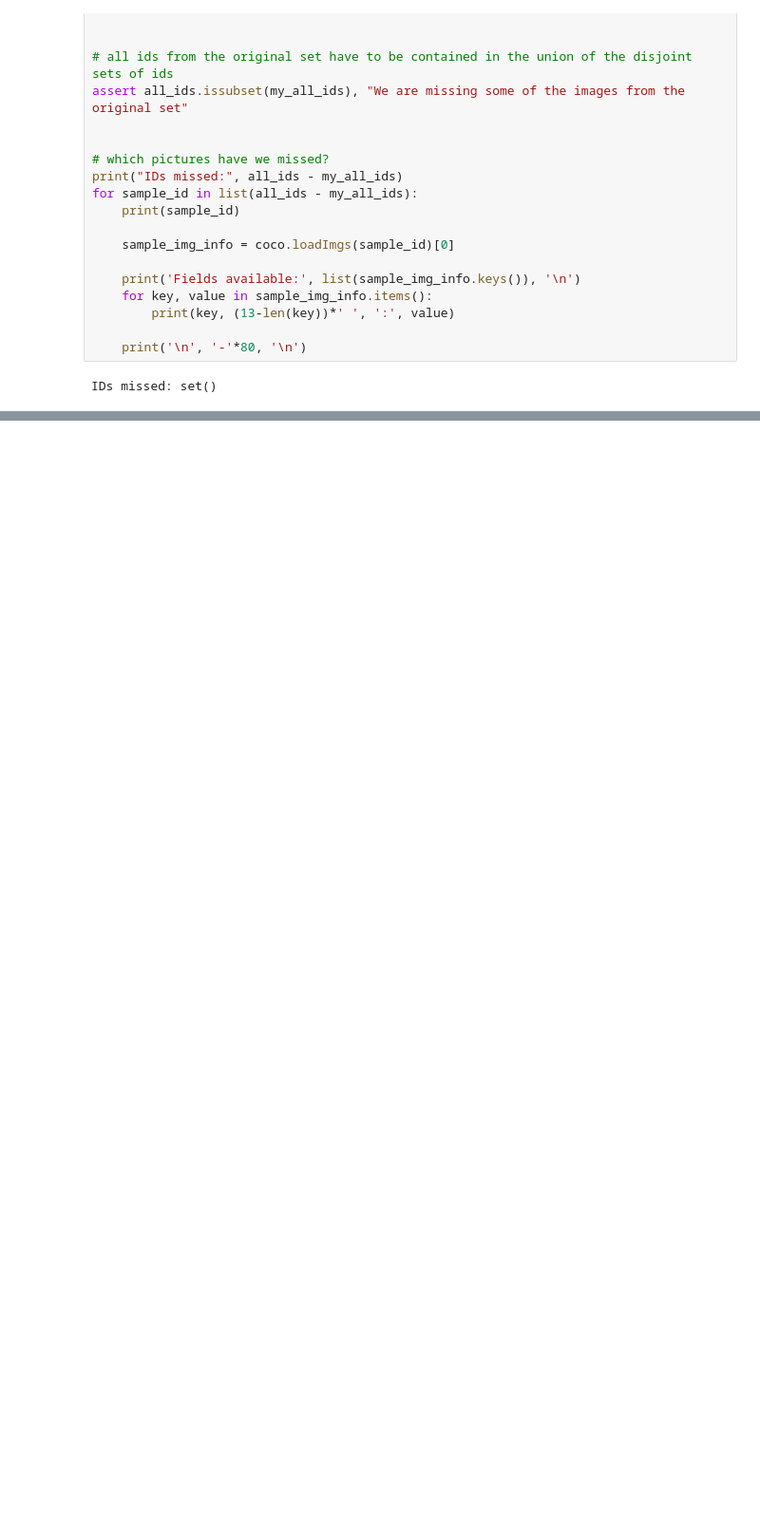
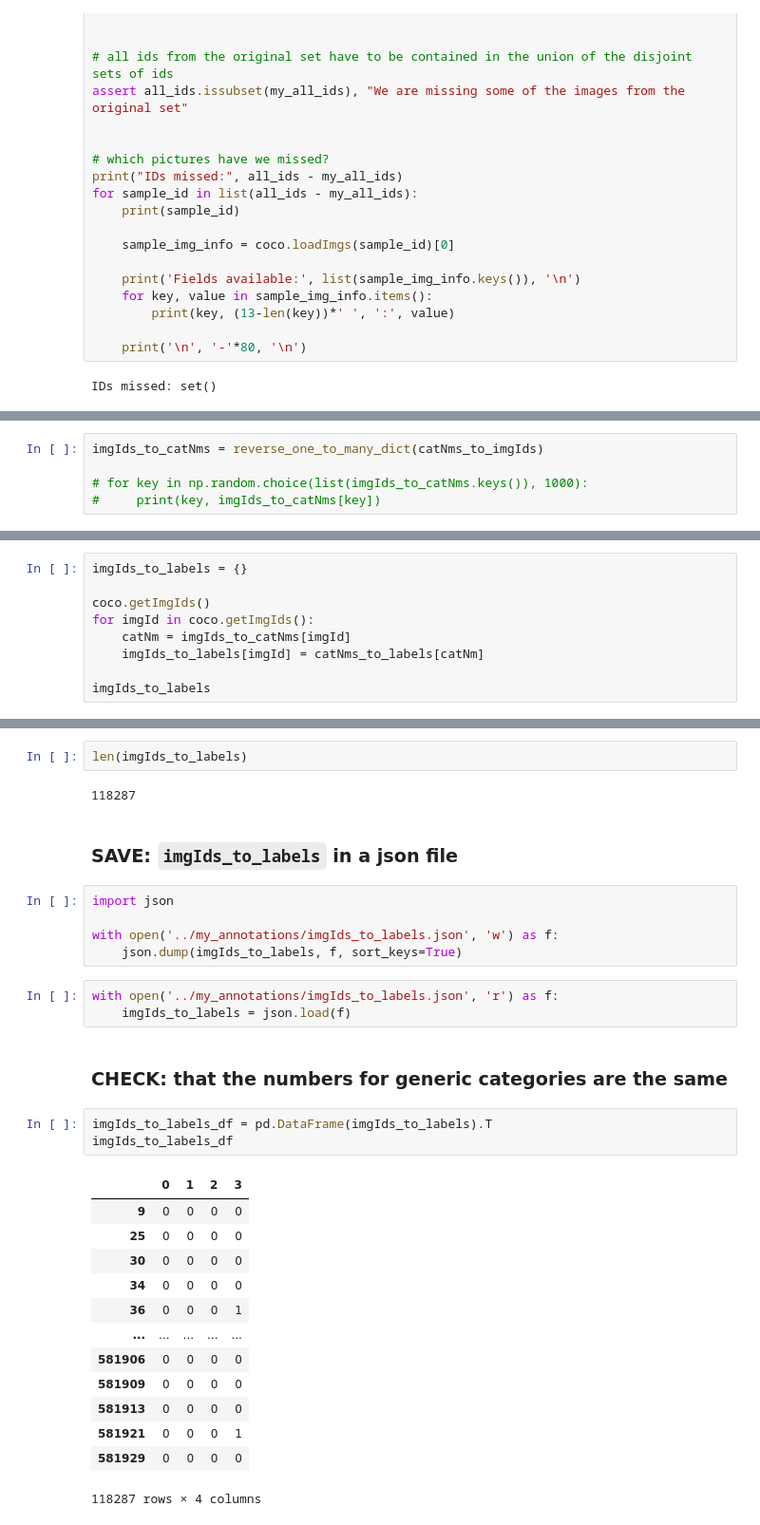
Before and after one commit to GeorgeBatch/cocoapi, a Jupyter notebook: PythonAPI/1-data-prep.ipynb, the cells around one changed output, grey strips where cells are left out. Shown at 95% size. Cells and saved outputs as stored; diff of their text form; blank space fills up the shorter version.

```diff
--- a/PythonAPI/1-data-prep.ipynb
+++ b/PythonAPI/1-data-prep.ipynb
@@ -307,0 +287,5 @@ People are sitting under a tree by the water.
+# %%
+imgIds_to_catNms = reverse_one_to_many_dict(catNms_to_imgIds)
+
+# for key in np.random.choice(list(imgIds_to_catNms.keys()), 1000):
+#     print(key, imgIds_to_catNms[key])
@@ -307,0 +296,9 @@ People are sitting under a tree by the water.
+# %%
+imgIds_to_labels = {}
+
+coco.getImgIds()
+for imgId in coco.getImgIds():
+    catNm = imgIds_to_catNms[imgId]
+    imgIds_to_labels[imgId] = catNms_to_labels[catNm]
+
+imgIds_to_labels
@@ -307,0 +323,33 @@ People are sitting under a tree by the water.
+# %%
+len(imgIds_to_labels)
+# %% [output]
+118287
+# %% [markdown]
+### SAVE: `imgIds_to_labels` in a json file
+# %%
+import json
+
+with open('../my_annotations/imgIds_to_labels.json', 'w') as f:
+    json.dump(imgIds_to_labels, f, sort_keys=True)
+# %%
+with open('../my_annotations/imgIds_to_labels.json', 'r') as f:
+    imgIds_to_labels = json.load(f)
+# %% [markdown]
+### CHECK: that the numbers for generic categories are the same
+# %%
+imgIds_to_labels_df = pd.DataFrame(imgIds_to_labels).T
+imgIds_to_labels_df
+# %% [output]
+|  | 0 | 1 | 2 | 3 |
+| 9 | 0 | 0 | 0 | 0 |
+| 25 | 0 | 0 | 0 | 0 |
+| 30 | 0 | 0 | 0 | 0 |
+| 34 | 0 | 0 | 0 | 0 |
+| 36 | 0 | 0 | 0 | 1 |
+| ... | ... | ... | ... | ... |
+| 581906 | 0 | 0 | 0 | 0 |
+| 581909 | 0 | 0 | 0 | 0 |
+| 581913 | 0 | 0 | 0 | 0 |
+| 581921 | 0 | 0 | 0 | 1 |
+| 581929 | 0 | 0 | 0 | 0 |
+118287 rows × 4 columns
```
Also changed, not shown: parts of 35 cells of this notebook.
